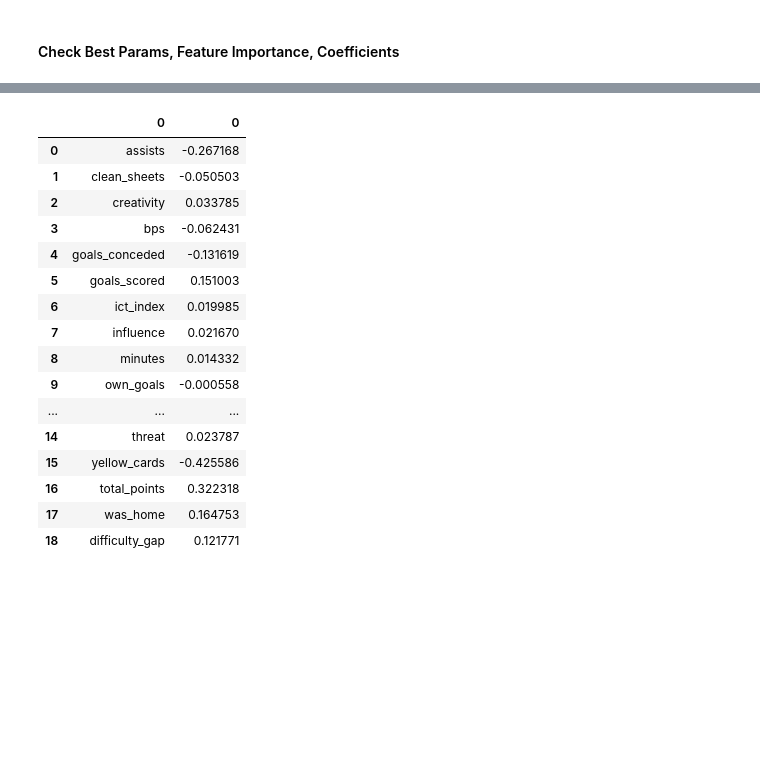
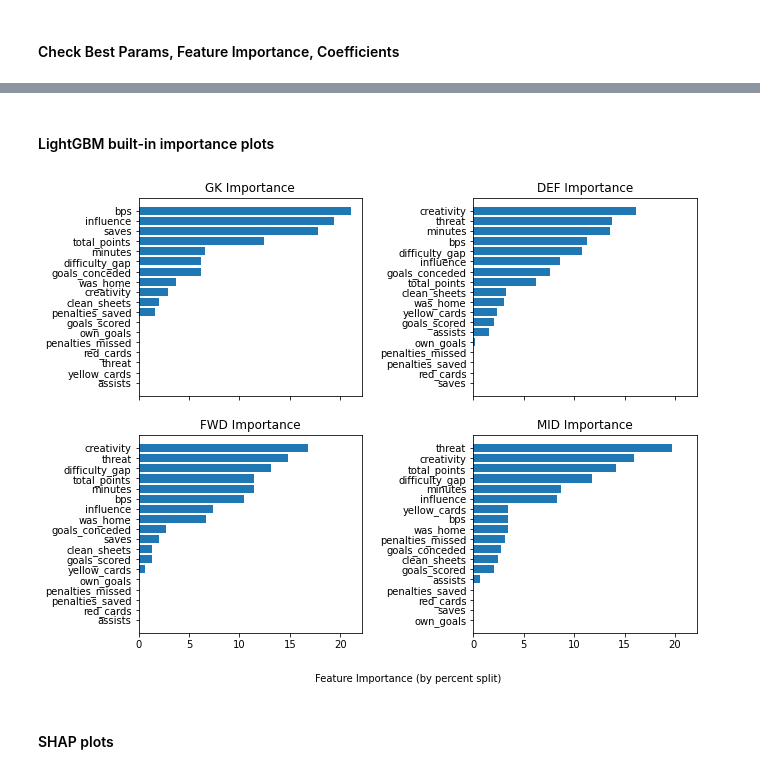
Before and after one commit to danielfrees/mlpremier, a Jupyter notebook: mlpremier/baseline/fpl_linear_model_cv_viz.ipynb, the cells around one changed output, grey strips where cells are left out. Cells and saved outputs as stored; diff of their text form; code cells hidden in the pictures; blank space fills up the shorter version.

```diff
--- a/mlpremier/baseline/fpl_linear_model_cv_viz.ipynb
+++ b/mlpremier/baseline/fpl_linear_model_cv_viz.ipynb
@@ -386,20 +402,0 @@ def_results['lr_coef']
-# %%
-mid_results['lr_coef']
-# %% [output]
-|  | 0 | 0 |
-| 0 | assists | -0.267168 |
-| 1 | clean_sheets | -0.050503 |
-| 2 | creativity | 0.033785 |
-| 3 | bps | -0.062431 |
-| 4 | goals_conceded | -0.131619 |
-| 5 | goals_scored | 0.151003 |
-| 6 | ict_index | 0.019985 |
-| 7 | influence | 0.021670 |
-| 8 | minutes | 0.014332 |
-| 9 | own_goals | -0.000558 |
-| ... | ... | ... |
-| 14 | threat | 0.023787 |
-| 15 | yellow_cards | -0.425586 |
-| 16 | total_points | 0.322318 |
-| 17 | was_home | 0.164753 |
-| 18 | difficulty_gap | 0.121771 |
@@ -407,0 +403,23 @@ fwd_results['lr_coef']
+# %% [markdown]
+#### LightGBM built-in importance plots
+# %%
+def lgbm_importance_grid(res_lst, pos_lst):
+    fig, axs = plt.subplots(2, 2, figsize=(10, 8), sharex=True)
+    axs = axs.ravel()
+    for i in range(len(pos_lst)):
+        feature_importances = (res_lst[i]['lgbm_est'].feature_importances_ / sum(res_lst[i]['lgbm_est'].feature_importances_)) * 100
+        results = pd.DataFrame({'Feature Name': res_lst[i]['lgbm_est'].feature_name_, 'Importances (Percent Split)': feature_importances})
+        results.sort_values(by='Importances (Percent Split)', inplace=True)
+
+        axs[i].barh(results['Feature Name'], results['Importances (Percent Split)'])
+        axs[i].set_title(pos_lst[i] + ' Importance')
+
+    plt.subplots_adjust(left=None, bottom=None, right=None, top=None, wspace=0.5, hspace=0.2)
+    fig.text(0.5, 0.04, 'Feature Importance (by percent split)', ha='center')
+    fig.savefig('lgbm_importance.png',dpi=800, bbox_inches="tight")
+
+lgbm_importance_grid([gk_results, def_results, fwd_results, mid_results], ['GK', 'DEF', 'FWD', 'MID'])
+# %% [output]
+[figure, added]
+# %% [markdown]
+#### SHAP plots
```
Also changed, not shown: parts of 38 cells of this notebook.
